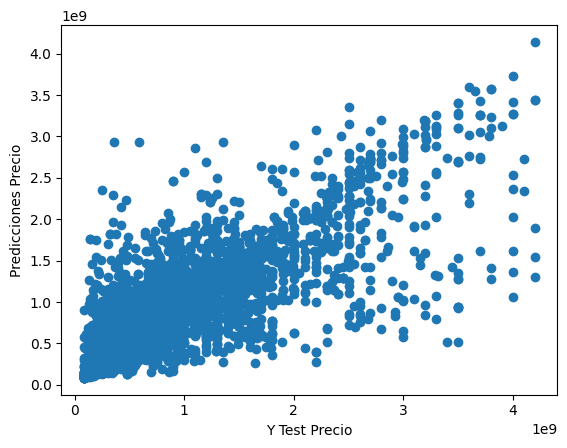
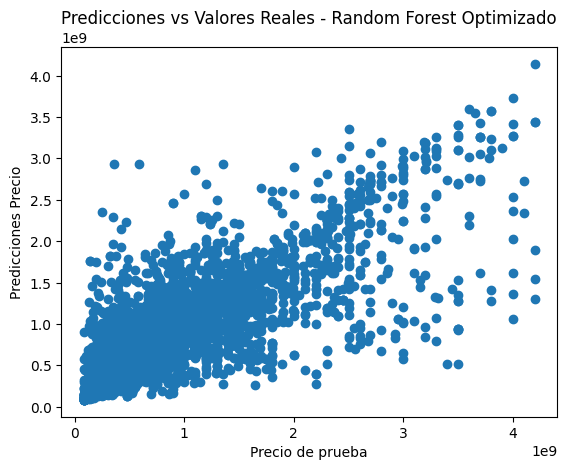
The change to this notebook cell's code, shown as a diff; its figure went from the first image to the second:
--- before
+++ after
@@ -1,4 +1,5 @@
 import matplotlib.pyplot as plt
 plt.scatter(test_target, y_pred_test_best_random_forest)
-plt.xlabel("Y Test Precio")
+plt.xlabel("Precio de prueba")
 plt.ylabel("Predicciones Precio")
+plt.title("Predicciones vs Valores Reales - Random Forest Optimizado")

Commit: feat: adding progress